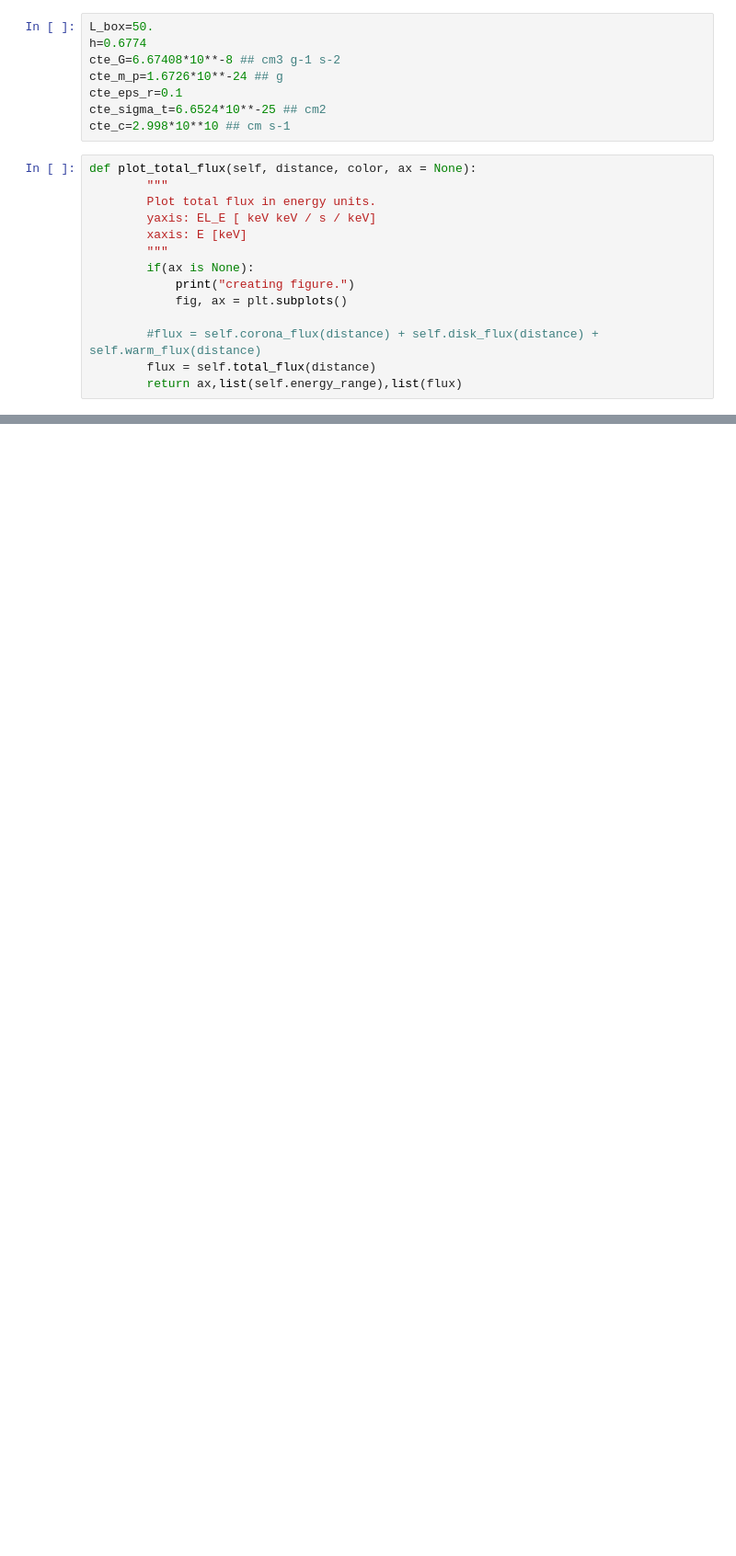
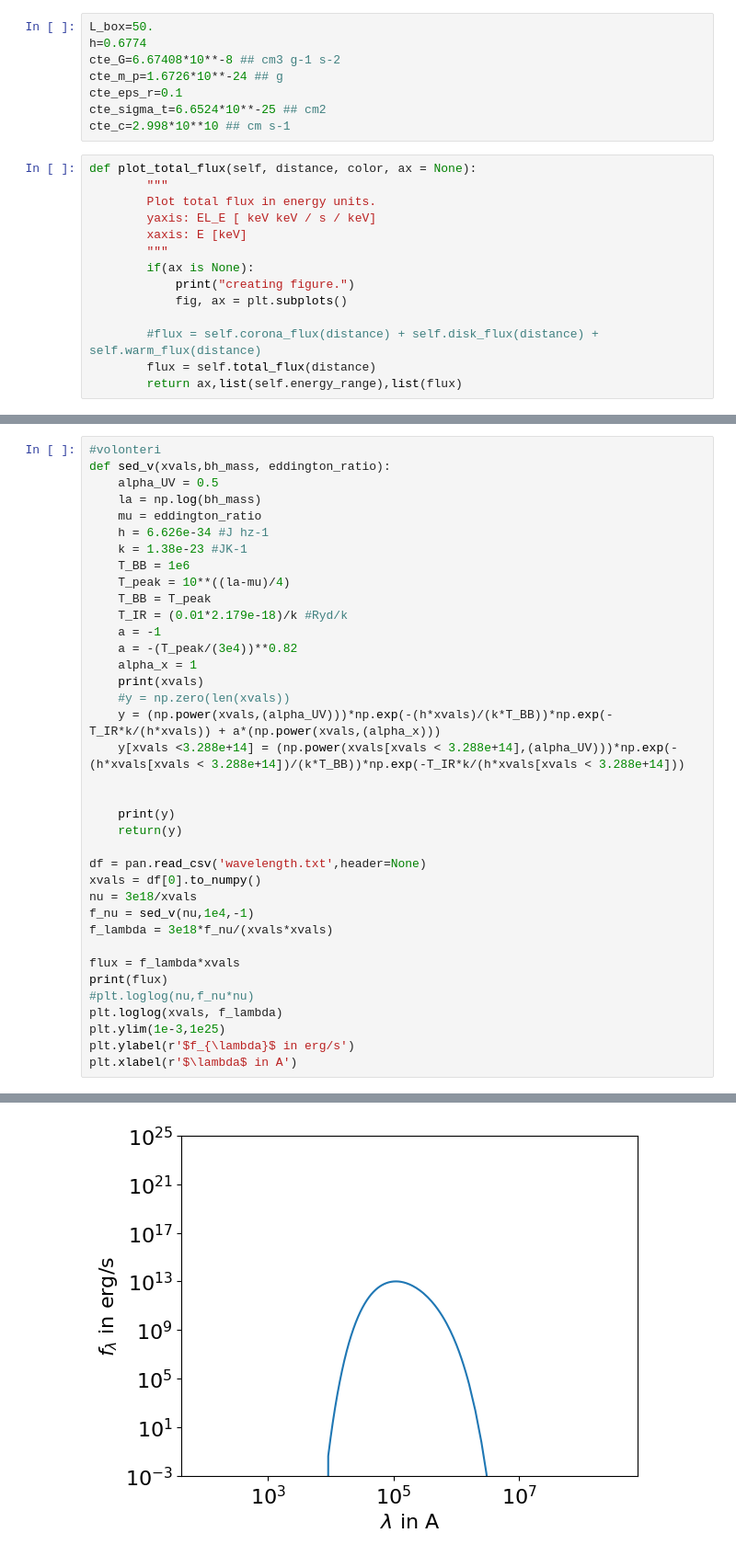
Before and after one commit to clilje/summer_2023, a Jupyter notebook: Week 1/JWST project/AGN_SED.ipynb, the cells around one changed output, grey strips where cells are left out. Shown at 92% size. Cells and saved outputs as stored; diff of their text form; blank space fills up the shorter version.

```diff
--- a/Week 1/JWST project/AGN_SED.ipynb
+++ b/Week 1/JWST project/AGN_SED.ipynb
@@ -114,0 +228,38 @@ creating figure.
+# %%
+#volonteri
+def sed_v(xvals,bh_mass, eddington_ratio):
+    alpha_UV = 0.5
+    la = np.log(bh_mass)
+    mu = eddington_ratio
+    h = 6.626e-34 #J hz-1
+    k = 1.38e-23 #JK-1
+    T_BB = 1e6
+    T_peak = 10**((la-mu)/4)
+    T_BB = T_peak
+    T_IR = (0.01*2.179e-18)/k #Ryd/k
+    a = -1
+    a = -(T_peak/(3e4))**0.82
+    alpha_x = 1
+    print(xvals)
+    #y = np.zero(len(xvals))
+    y = (np.power(xvals,(alpha_UV)))*np.exp(-(h*xvals)/(k*T_BB))*np.exp(-T_IR*k/(h*xvals)) + a*(np.power(xvals,(alpha_x)))
+    y[xvals <3.288e+14] = (np.power(xvals[xvals < 3.288e+14],(alpha_UV)))*np.exp(-(h*xvals[xvals < 3.288e+14])/(k*T_BB))*np.exp(-T_IR*k/(h*xvals[xvals < 3.288e+14]))
+
+
+    print(y)
+    return(y)
+
+df = pan.read_csv('wavelength.txt',header=None)
+xvals = df[0].to_numpy()
+nu = 3e18/xvals
+f_nu = sed_v(nu,1e4,-1)
+f_lambda = 3e18*f_nu/(xvals*xvals)
+
+flux = f_lambda*xvals
+print(flux)
+#plt.loglog(nu,f_nu*nu)
+plt.loglog(xvals, f_lambda)
+plt.ylim(1e-3,1e25)
+plt.ylabel(r'$f_{\lambda}$ in erg/s')
+plt.xlabel(r'$\lambda$ in A')
+# %% [output]
@@ -114,0 +273 @@ creating figure.
+[figure, added]
```
Also changed, not shown: parts of 4 cells of this notebook, 4 other files.
